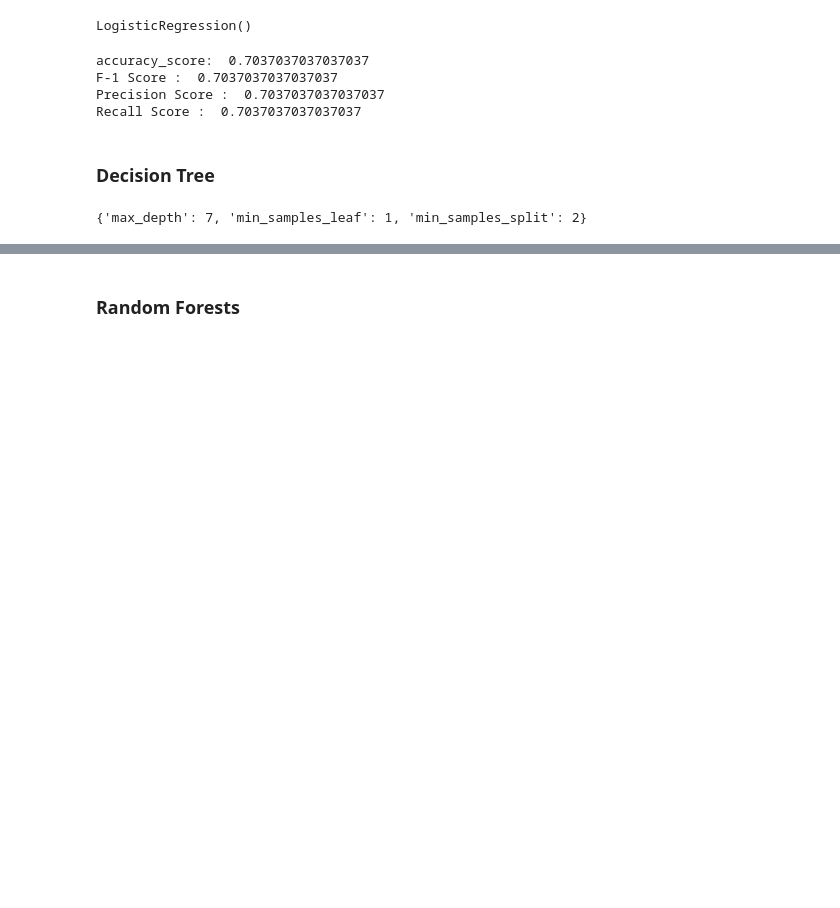
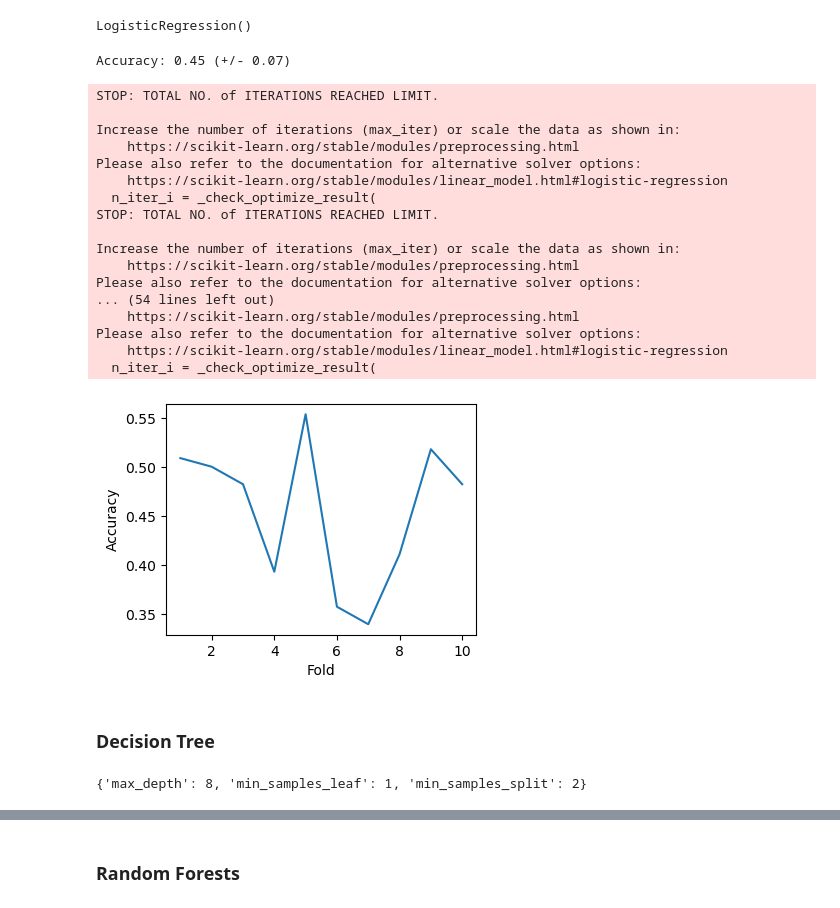
Before and after one commit to parsakzr/YTU-CE, a Jupyter notebook: Artificial Intelligence/Project-OpenFood/notebook.ipynb, the cells around one changed output, grey strips where cells are left out. Saved outputs shown, nothing was run; the diff lists cells and outputs as text; code cells hidden in the pictures; blank space fills up the shorter version.

```diff
--- a/Artificial Intelligence/Project-OpenFood/notebook.ipynb
+++ b/Artificial Intelligence/Project-OpenFood/notebook.ipynb
@@ -111,0 +105,9 @@ dtype: int64
+# %%
+# Handle Null data
+df['Fiber'].fillna(df['Fiber'].median(), inplace=True)
+print('+ Fiber cleaned')
+print(df.isnull().sum())
+
+df.dropna(inplace=True)
+print('\n+ Dropped remaining null rows(like minneral water that does not have any nutrition info)')
+print(df.isnull().sum())
@@ -126,6 +145,29 @@ X_train, X_test, y_train, y_test = train_test_split(X, y, test_size=0.2, random_
 scaler = StandardScaler()
 X_train = scaler.fit_transform(X_train)
 X_test = scaler.transform(X_test)
+# %%
+from sklearn.model_selection import cross_val_score
+from sklearn.model_selection import KFold
+
+def kfold_cv(model, X, y, k=10, scoring='accuracy', verbosePlot=True):
+    '''
+    Perform k-fold cross validation by accuracy
+    '''
+    scores = cross_val_score(model, X, y, cv=k, scoring=scoring)
+    print(f'Accuracy: {scores.mean():.2f} (+/- {scores.std():.2f})')
+
+    if(verbosePlot):
+        # plot the scores
+        plt.figure(figsize=(4, 3))
+        plt.plot(range(1, k+1), scores)
+        plt.xlabel('Fold')
+        plt.ylabel('Accuracy')
+        plt.show()
+
+    return scores
+# %%
+# To keep track of model scores and compare them later
+model_scores = {}
 # %% [markdown]
 ### Logistic Regression
 # %%
@@ -136,18 +178,29 @@ lrc = LogisticRegression()
 lrc.fit(X_train, y_train)
 # %% [output]
 LogisticRegression()
-# %%
-y_pred = lrc.predict(X_test)
-
-print('accuracy_score: ', (accuracy_score(y_test, y_pred)))
-print('F-1 Score : ',(f1_score(y_test, y_pred, average='micro')))
-print('Precision Score : ',(precision_score(y_test, y_pred, average='micro')))
-print('Recall Score : ',(recall_score(y_test, y_pred, average='micro')))
-# %% [output]
-accuracy_score:  0.7037037037037037
-F-1 Score :  0.7037037037037037
-Precision Score :  0.7037037037037037
-Recall Score :  0.7037037037037037
+# %%
+lrc_scores = kfold_cv(lrc, X, y, verbosePlot=True)
+model_scores['Logistic Regression'] = lrc_scores
+# %% [output]
+Accuracy: 0.45 (+/- 0.07)
+STOP: TOTAL NO. of ITERATIONS REACHED LIMIT.
+
+Increase the number of iterations (max_iter) or scale the data as shown in:
+    https://scikit-learn.org/stable/modules/preprocessing.html
+Please also refer to the documentation for alternative solver options:
+    https://scikit-learn.org/stable/modules/linear_model.html#logistic-regression
+  n_iter_i = _check_optimize_result(
+STOP: TOTAL NO. of ITERATIONS REACHED LIMIT.
+
+Increase the number of iterations (max_iter) or scale the data as shown in:
+    https://scikit-learn.org/stable/modules/preprocessing.html
+Please also refer to the documentation for alternative solver options:
+... (54 lines left out)
+    https://scikit-learn.org/stable/modules/preprocessing.html
+Please also refer to the documentation for alternative solver options:
+    https://scikit-learn.org/stable/modules/linear_model.html#logistic-regression
+  n_iter_i = _check_optimize_result(
+[figure, added]
 # %% [markdown]
 ### Decision Tree
 # %%
@@ -161,11 +214,11 @@ param_grid = {
 }
 
 # Perform a grid search with cross-validation to find the best hyperparameters
-grid_search = GridSearchCV(dtree, param_grid, cv=3)
+grid_search = GridSearchCV(dtree, param_grid, cv=10)
 grid_search.fit(X_train, y_train)
 
 # Print the best hyperparameters
 print(grid_search.best_params_)
 # %% [output]
-{'max_depth': 7, 'min_samples_leaf': 1, 'min_samples_split': 2}
+{'max_depth': 8, 'min_samples_leaf': 1, 'min_samples_split': 2}
 # %%
```
Also changed, not shown: parts of 34 cells of this notebook, 17 other files.
